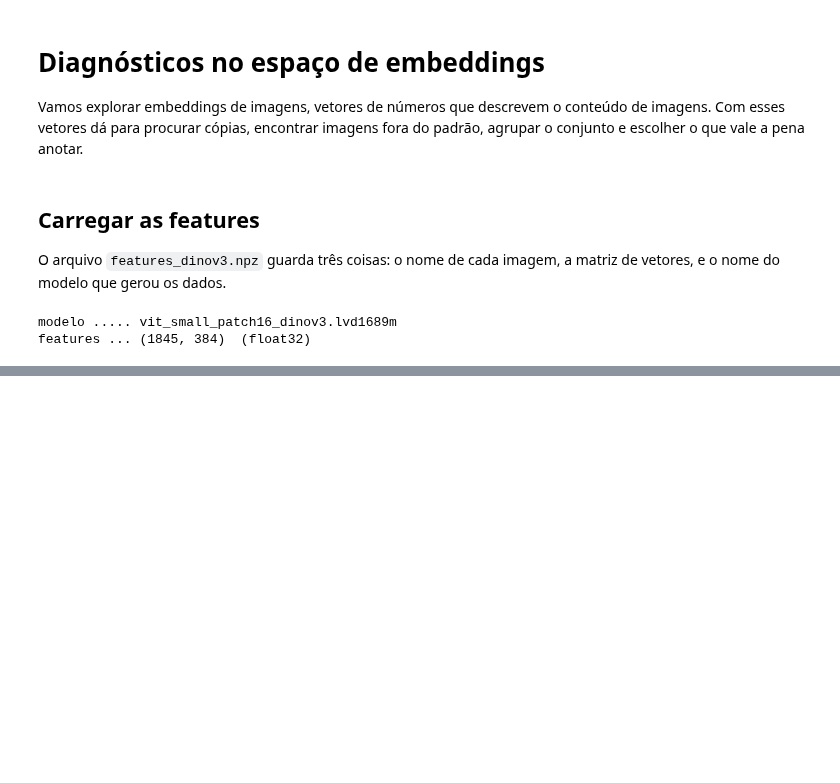
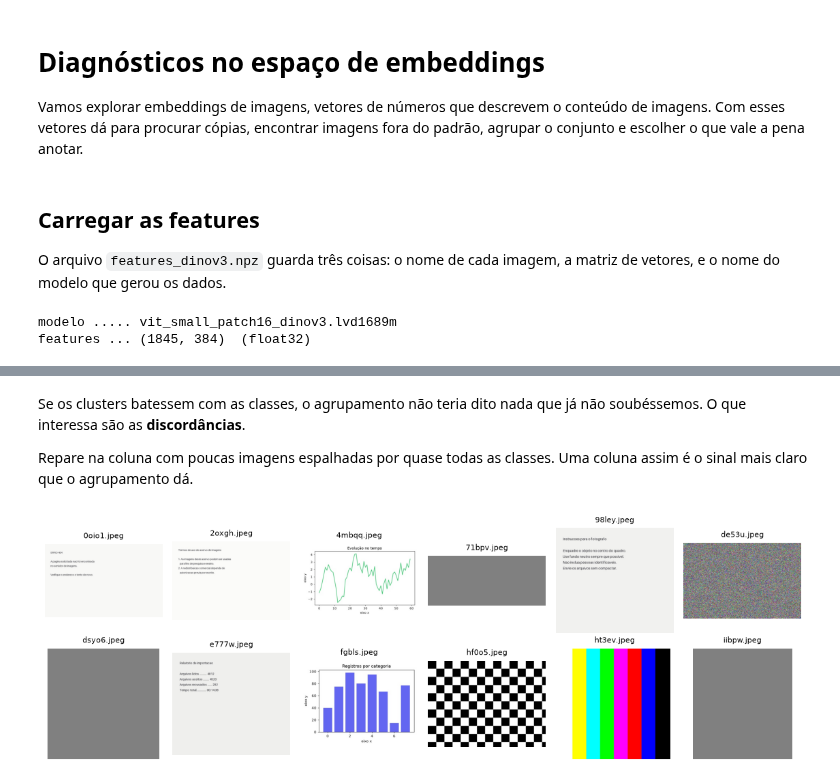
Before and after one commit to chcomin/curso-processamento-e-visualizacao-de-dados, a Jupyter notebook: M06_imagens/5_diagnosticos_em_embeddings.ipynb, the cells around one changed output, grey strips where cells are left out. Cells and saved outputs as stored; diff of their text form; code cells hidden in the pictures; blank space fills up the shorter version.

```diff
--- a/M06_imagens/5_diagnosticos_em_embeddings.ipynb
+++ b/M06_imagens/5_diagnosticos_em_embeddings.ipynb
@@ -68,0 +201,11 @@ Notebook ainda não finalizado.
+# %%
+from sklearn.cluster import KMeans
+
+labels = pd.read_csv(dataset_dir / "labels_consensus.csv").set_index("image_name")
+
+# n_init e random_state fixos, senão o número de cada cluster muda a cada execução
+kmeans = KMeans(n_clusters=9, n_init=10, random_state=0).fit(features)
+clusters = pd.Series(kmeans.labels_, index=image_names)
+
+table = pd.crosstab(labels.loc[image_names, "class_name"], clusters)
+table
@@ -68,0 +224,15 @@ Notebook ainda não finalizado.
+# %% [markdown]
+Se os clusters batessem com as classes, o agrupamento não teria dito nada que já não
+soubéssemos. O que interessa são as **discordâncias**.
+
+Repare na coluna com poucas imagens espalhadas por quase todas as classes. Uma coluna assim é
+o sinal mais claro que o agrupamento dá.
+# %%
+def show_cluster(clusters, cluster_id, count=12):
+    """Mostra algumas imagens de um cluster, com a classe de cada uma."""
+    members = list(clusters[clusters == cluster_id].index)[:count]
+    show_grid(members)
+
+members = show_cluster(clusters, cluster_id=7)
+# %% [output]
+[figure, added]
```
Also changed, not shown: parts of 31 cells of this notebook, 3 other files.
